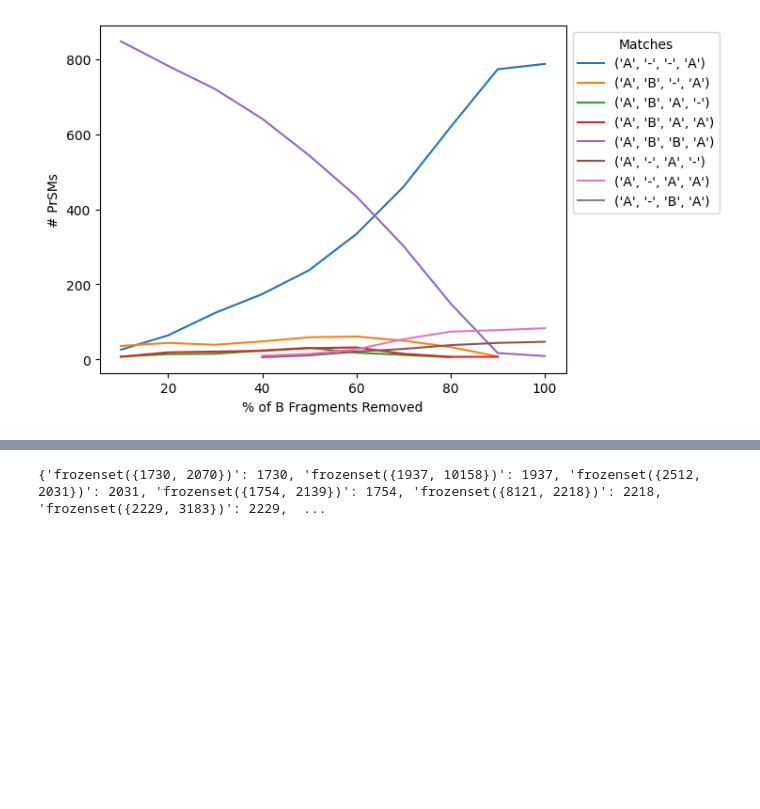
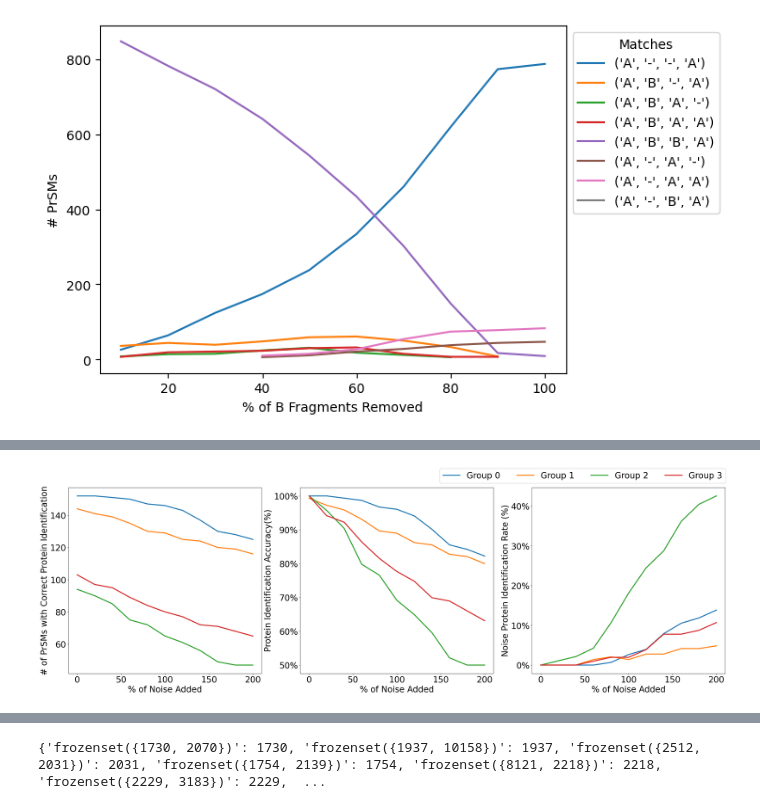
Before and after one commit to todanielwang/TopMPI, a Jupyter notebook: notebook.ipynb, the cells around one changed output, grey strips where cells are left out. Drawn from its saved outputs; the diff is of its cells as text; code cells hidden in the pictures; blank space fills up the shorter version.

```diff
--- a/notebook.ipynb
+++ b/notebook.ipynb
@@ -799 +1212,65 @@ plt.close()
+# %%
+import pandas as pd
+import seaborn as sns
+import matplotlib.pyplot as plt
+import matplotlib.ticker as mtick
+
+df = pd.DataFrame()
+
+df["% of Noise Added"] = range(0, 210, 20)
+# df["# of PrSMs"] = r2
+# df["Accuracy"] = r2a
+# df["False"] = r2b
+df["# of PrSMs g0"] = r2g0mod
+df["Accuracy g0"] = r2ag0mod
+df["False g0"] = r2bg0mod
+df["# of PrSMs g1"] = r2g1mod
+df["Accuracy g1"] = r2ag1mod
+df["False g1"] = r2bg1mod
+df["# of PrSMs g2"] = r2g2mod
+df["Accuracy g2"] = r2ag2mod
+df["False g2"] = r2bg2mod
+df["# of PrSMs g3"] = r2g3mod
+df["Accuracy g3"] = r2ag3mod
+df["False g3"] = r2bg3mod
+
+plt.rcParams.update({'font.size': 25})
+
+fig, (ax0, ax1, ax2) = plt.subplots(1, 3, figsize=(35, 10))
+
+sns.lineplot(data=df, x="% of Noise Added", y="# of PrSMs g0", ax=ax0, linewidth=3)
+sns.lineplot(data=df, x="% of Noise Added", y="# of PrSMs g1", ax=ax0, linewidth=3)
+sns.lineplot(data=df, x="% of Noise Added", y="# of PrSMs g2", ax=ax0, linewidth=3)
+sns.lineplot(data=df, x="% of Noise Added", y="# of PrSMs g3", ax=ax0, linewidth=3)
+
+ax0.set_ylabel('# of PrSMs with Correct Protein Identification')
+# ax0.legend()
+
+sns.lineplot(data=df, x="% of Noise Added", y="Accuracy g0", ax=ax1, linewidth=3)
+sns.lineplot(data=df, x="% of Noise Added", y="Accuracy g1", ax=ax1, linewidth=3)
+sns.lineplot(data=df, x="% of Noise Added", y="Accuracy g2", ax=ax1, linewidth=3)
+sns.lineplot(data=df, x="% of Noise Added", y="Accuracy g3", ax=ax1, linewidth=3)
+
+ax1.set_ylabel('Protein Identification Accuracy(%)')
+# ax1.legend()
+
+ax1.yaxis.set_major_formatter(mtick.PercentFormatter(decimals=0))
+
+sns.lineplot(data=df, x="% of Noise Added", y="False g0", ax=ax2, label="Group 0", linewidth=3)
+sns.lineplot(data=df, x="% of Noise Added", y="False g1", ax=ax2, label="Group 1", linewidth=3)
+sns.lineplot(data=df, x="% of Noise Added", y="False g2", ax=ax2, label="Group 2", linewidth=3)
+sns.lineplot(data=df, x="% of Noise Added", y="False g3", ax=ax2, label="Group 3", linewidth=3)
+
+ax2.set_ylabel('Noise Protein Identification Rate (%)')
+# ax2.legend()
+
+ax2.yaxis.set_major_formatter(mtick.PercentFormatter(decimals=0))
+
+# fig.suptitle('Group 3')
+sns.move_legend(ax2, loc='lower left', fancybox=True, framealpha=1, bbox_to_anchor=(-0.5, 1), ncol = 4)
+plt.savefig("noiseg0.png")
+plt.show()
+plt.close()
+# %% [output]
+[figure, added]
 # %%
```
Also changed, not shown: parts of 12 cells of this notebook, 21 other files.
